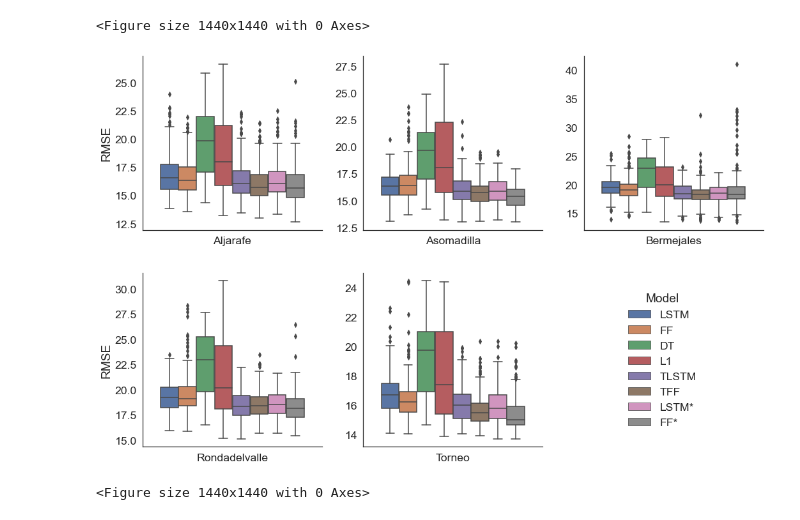
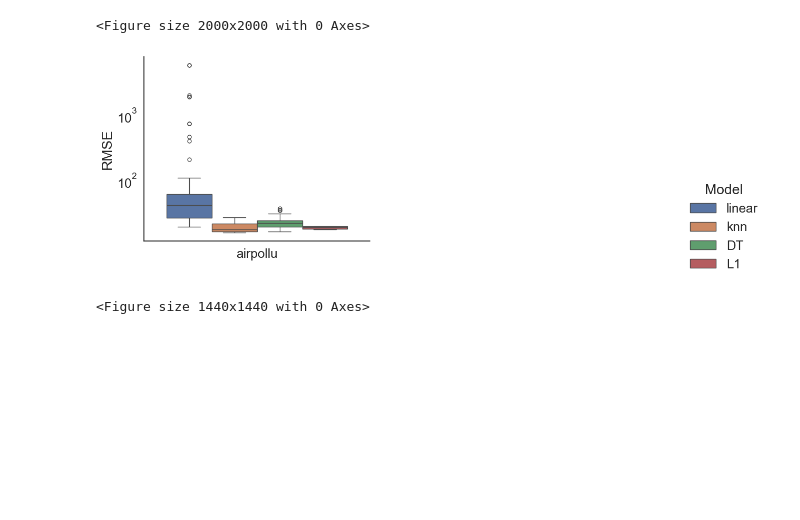
Before and after one commit to manjimnav/ResSelNetAirPollution, a Jupyter notebook: analysis.ipynb, the cells around one changed output. Cells and saved outputs as stored; diff of their text form; code cells hidden in the pictures; blank space fills up the shorter version.

Commit message:
Included torch models

```diff
--- a/analysis.ipynb
+++ b/analysis.ipynb
@@ -32,19 +33,18 @@ def count_features(feats):
 
     return result
 # %%
-total_metrics = pd.read_csv("results/ResSelNet/results_pollution_expanding_window.csv")
+total_metrics = pd.read_csv("results/airpollution/results_test.csv")
 
 total_metrics["n_features"] = total_metrics.selected_features.apply(eval).apply(count_features)
 # %%
 total_metrics['model_name'] = total_metrics['model_name'].replace({'decisiontree': 'DT', 'lstm': "LSTM"})
 total_metrics['selection_name'] = total_metrics['selection_name'].replace({'NoSelection': 'NS', 'TimeSelectionLayer': 'TSL', 'TimeSelectionLayerResidual': 'TSL'})
 
-total_metrics.loc[(total_metrics.selection_name=='TSL') & (total_metrics.model_name=='LSTM')  & (total_metrics.selection_params_residual), 'model_name'] = 'LSTM*'
+"""total_metrics.loc[(total_metrics.selection_name=='TSL') & (total_metrics.model_name=='LSTM')  & (total_metrics.selection_params_residual), 'model_name'] = 'LSTM*'
 total_metrics.loc[(total_metrics.selection_name=='TSL') & (total_metrics.model_name=='LSTM')& (~total_metrics.selection_params_residual.fillna(False)), 'model_name'] = 'TLSTM'
 total_metrics.loc[(total_metrics.selection_name=='TSL') & (total_metrics.model_name=='dense')& (total_metrics.selection_params_residual), 'model_name'] = 'FF*'
 total_metrics.loc[(total_metrics.selection_name=='TSL') & (total_metrics.model_name=='dense')& (~total_metrics.selection_params_residual.fillna(False)), 'model_name'] = 'TFF'
-
+"""
 total_metrics['model_name'] = total_metrics['model_name'].replace({'dense': 'FF', 'lasso': 'L1'})
-total_metrics['dataset'] = total_metrics['dataset_name'].apply(lambda x: x.capitalize()).replace({'Rondadelvalle': 'Ronda del valle'})
 # %%
 best_results = get_best_results(total_metrics)
@@ -97,21 +71,21 @@ Index(['mae', 'mse', 'rmse', 'r2', 'mape', 'mae_valid', 'mse_valid',
 # %%
 sns.set(font_scale=1.6, style='white')
 plt.figure(figsize=(20,20))
 #total_metrics.loc[:, 'selection_params_residual'] = total_metrics.loc[:, 'selection_params_residual'].fillna(False)
 total_metrics_renamed = total_metrics.rename({'model_name': 'Model', 'rmse': 'RMSE', 'n_features': '# Features', 'duration': 'Duration'}, axis=1)
-total_metrics_renamed["dataset"] = total_metrics_renamed["dataset"].str[:-4]
+total_metrics_renamed["dataset"] = total_metrics_renamed["dataset_name"].str[:-4]
 g = sns.catplot(data=total_metrics_renamed, kind='box', x='dataset', y="RMSE", col='dataset', hue='Model', sharex=False, sharey=False, col_wrap=3, legend=True)
-g.set(xlabel=None)
+g.set(xlabel=None, yscale='log')
 g.set_titles(template='')
 
 sns.move_legend(g, "upper left", bbox_to_anchor=(.70, .45))
 
 plt.savefig('figures/boxplot_RMSE.png')
 
 plt.show()
 # %% [output]
-<Figure size 1440x1440 with 0 Axes>
+<Figure size 2000x2000 with 0 Axes>
-[figure, old version]
+[figure, new version]
 # %%
 sns.set(font_scale=1.6, style='white')
 plt.figure(figsize=(20,20))
```
Also changed, not shown: parts of 4 cells of this notebook, 10 other files.
